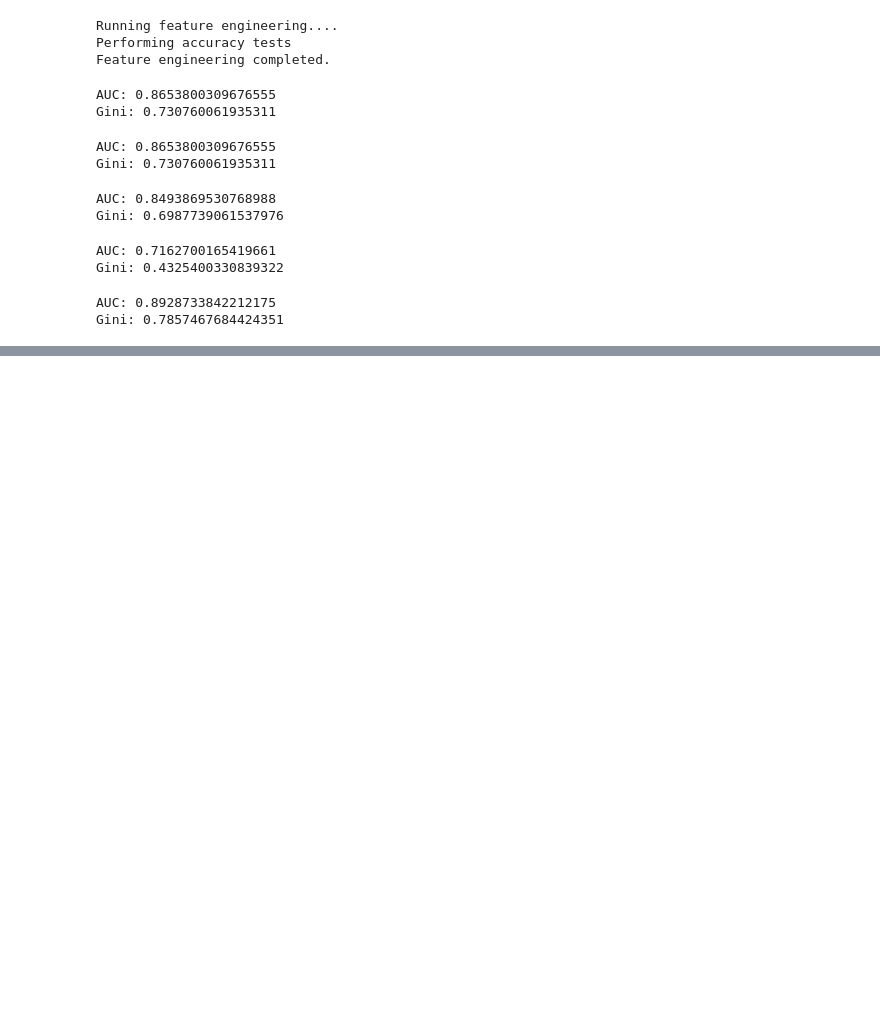
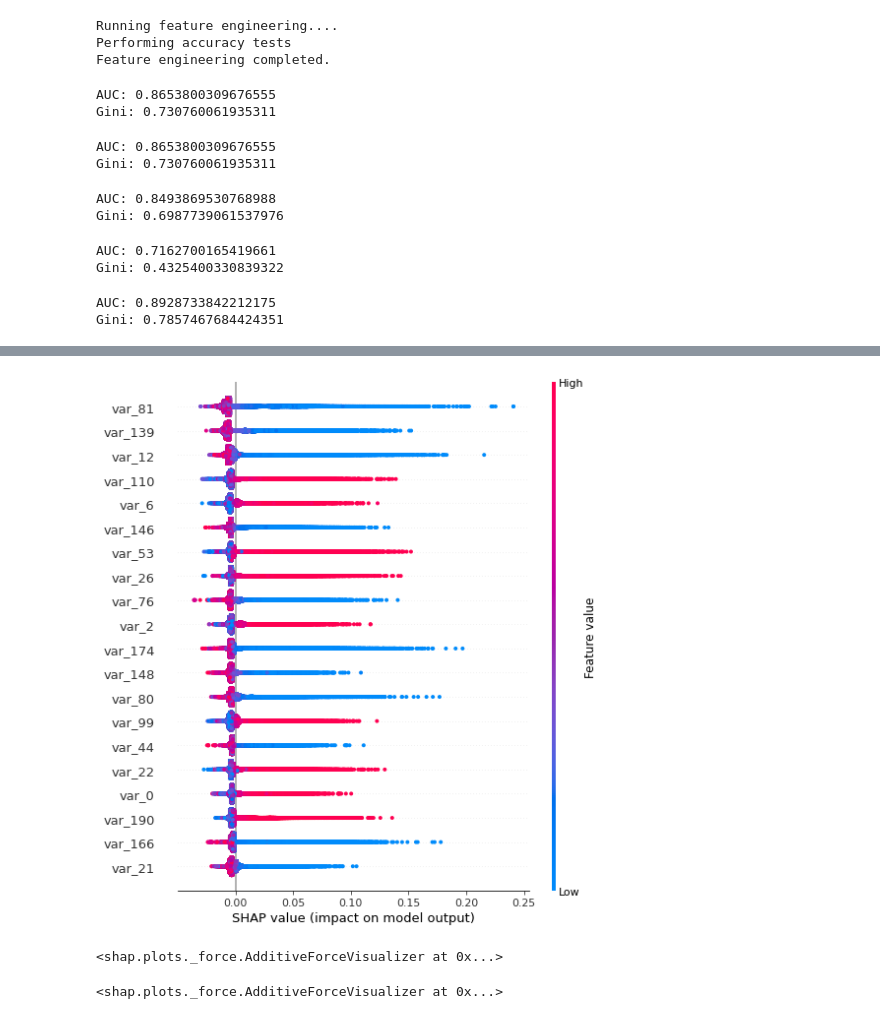
Before and after one commit to marcinms7/ML-Santander-kaggle-competition, a Jupyter notebook: Santander Modelling.ipynb, the cells around one changed output, grey strips where cells are left out. Saved outputs shown, nothing was run; the diff lists cells and outputs as text; code cells hidden in the pictures; blank space fills up the shorter version.

Commit message:
Added explanatory tools, such as eli5 and SHAP Added some experimenting with Neural Network

```diff
--- a/Santander Modelling.ipynb
+++ b/Santander Modelling.ipynb
@@ -513,0 +566,24 @@ param3 = {'max_depth': [1,2, 3],
+# %%
+from IPython.display import Image
+import matplotlib.pyplot as plt
+import shap
+# Shap values show how much a given feature
+# changed our prediction (compared to if we made that prediction at some baseline value of that feature).
+# Good article about SHAP : https://towardsdatascience.com/interpretable-machine-learning-with-xgboost-9ec80d148d27
+modelxboosttemp = XGBClassifier(verbosity= 0,
+          objective= 'reg:pseudohubererror',
+          eval_metric= 'mae',
+          subsample= 0.8,
+          colsample_bytree= 0.8,
+          # 'tree_method': 'gpu_hist',
+          eta= 0.1,
+          max_depth= 5,
+           gamma= 0,
+         min_child_weight= 1)
+modelxboosttemp.fit(X_train,y_train)
+explainer = shap.TreeExplainer(modelxboosttemp)
+# Calculate Shap values
+shap_values = explainer.shap_values(X_train)
+shap.initjs()
+shap.summary_plot(shap_values, X_train)
+# %% [output]
@@ -513,0 +591,16 @@ param3 = {'max_depth': [1,2, 3],
+[figure, added]
+# %%
+data_for_prediction = xgboost.DMatrix(X_train.iloc[[10],:])  # use 1 row of data here. Could use multiple rows if desired
+# print(f"The 85th data is predicted to be True's probability: {model.predict(data_for_prediction)}")
+shap.force_plot(explainer.expected_value, shap_values[10,:], X_train.iloc[10,:])
+# %% [output]
+<shap.plots._force.AdditiveForceVisualizer at 0x...>
+# %%
+# data_for_prediction = xgboost.DMatrix(X_train.iloc[[10],:])  # use 1 row of data here. Could use multiple rows if desired
+# print(f"The 85th data is predicted to be True's probability: {modelxboosttemp.predict(data_for_prediction)}")
+# # shap.force_plot(explainer.expected_value, shap_values[10,:], X_train.iloc[10,:])
+
+data_for_prediction = xgboost.DMatrix(X_train.iloc[[10],:])
+shap.force_plot(explainer.expected_value, shap_values[83,:], X_train.iloc[83,:])
+# %% [output]
+<shap.plots._force.AdditiveForceVisualizer at 0x...>
```
Also changed, not shown: parts of 8 cells of this notebook.
